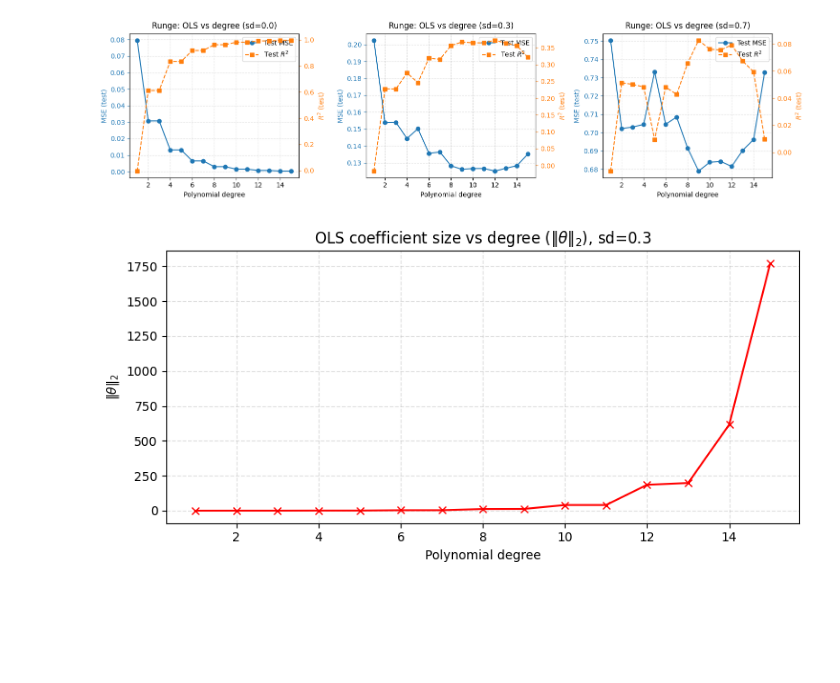
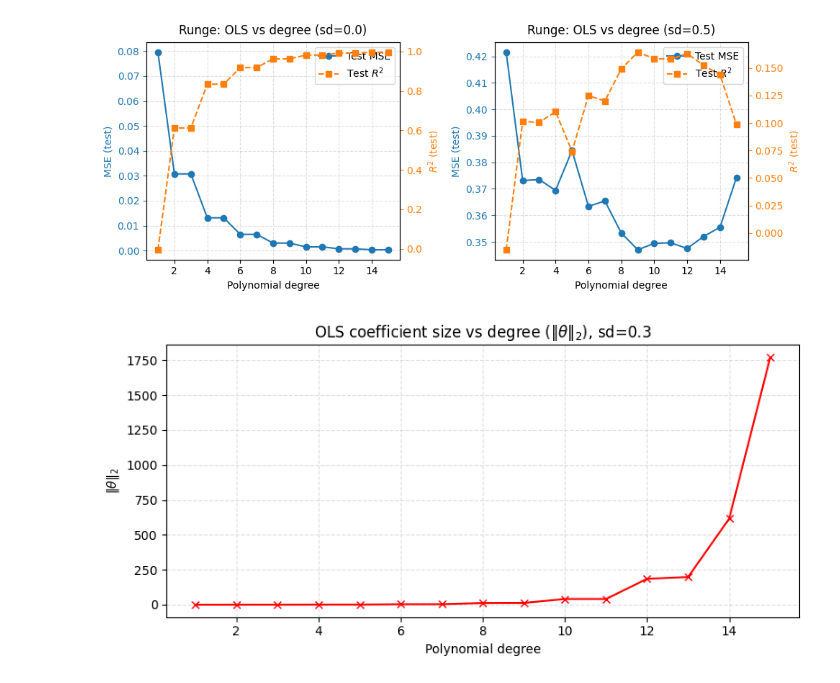
Before and after one commit to beateovl/FYS-STK4155, a Jupyter notebook: Project-1/Notebooks/Part_a_OLS_degree.ipynb, the cells around one changed output. Saved outputs shown, nothing was run; the diff lists cells and outputs as text; code cells hidden in the pictures; blank space fills up the shorter version.

Commit message:
edit figures and notebook

```diff
--- a/Project-1/Notebooks/Part_a_OLS_degree.ipynb
+++ b/Project-1/Notebooks/Part_a_OLS_degree.ipynb
@@ -37,7 +37,7 @@ from Code.data   import make_data, build_features, split_and_scale
 from Code.models import sweep_degree
 from Code.plots  import plot_mse_r2_vs_degree, plot_theta_norms
 
-noise_sds  = [0.0, 0.3, 0.7]
+noise_sds  = [0.0, 0.5]
 
 # convenience so sweep_degree uses the same split each time
 splitper = lambda X, Y: split_and_scale(X, Y, test_size=TEST_SIZE, random_state=SEED_SPLIT)
@@ -50,34 +50,34 @@ for ax, sd in zip(axes, noise_sds):
     x, y    = make_data(n=N_SAMPLES, noise_sd=sd, seed=SEED_DATA)
     X_full  = build_features(x, degree=DEG_MAX, include_bias=False)
 
     # sweep degrees
     degrees, mse_deg, r2_deg, _ = sweep_degree(
         X_full, y, split_func=splitper, deg_max=DEG_MAX
     )
 
     # plot onto THIS axis
     plot_mse_r2_vs_degree(
         degrees, mse_deg, r2_deg,
         title=f"Runge: OLS vs degree (sd={sd})",
-        ax=ax, show=False, savepath=None
+        ax=ax, show=False, savepath=proj_dir / "Figures" / "runge_ols_mse_r2_vs_degree.png"
     )
 
 fig.tight_layout()
 # fig.savefig(proj_dir / "Figures" / "runge_ols_mse_r2_subplots.png", dpi=300, bbox_inches="tight")
 plt.show()
 
 # --- coefficient norms vs degree ---
 sd = 0.3
 x, y   = make_data(n=N_SAMPLES, noise_sd=sd, seed=SEED_DATA)
 X_full = build_features(x, degree=DEG_MAX, include_bias=False)
 degrees, _, _, norms_deg = sweep_degree(X_full, y, split_func=splitper, deg_max=DEG_MAX)
 
 plot_theta_norms(
     degrees, norms_deg,
     xlabel="Polynomial degree",
     title=r"OLS coefficient size vs degree ($\|\theta\|_2$), sd=0.3",
-    savepath=None  # or proj_dir / "Figures" / "runge_ols_theta_norms_vs_degree.png"
+    savepath=proj_dir / "Figures" / "runge_ols_theta_norms_vs_degree.png"
 )
 # %% [output]
-[figure, old version]
+[figure, new version]
 [figure]
```
Also changed, not shown: 3 other files.
